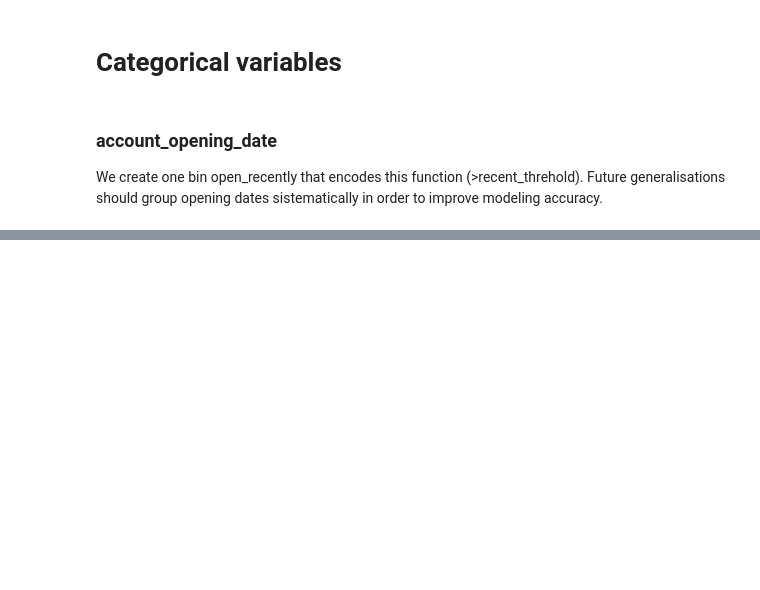
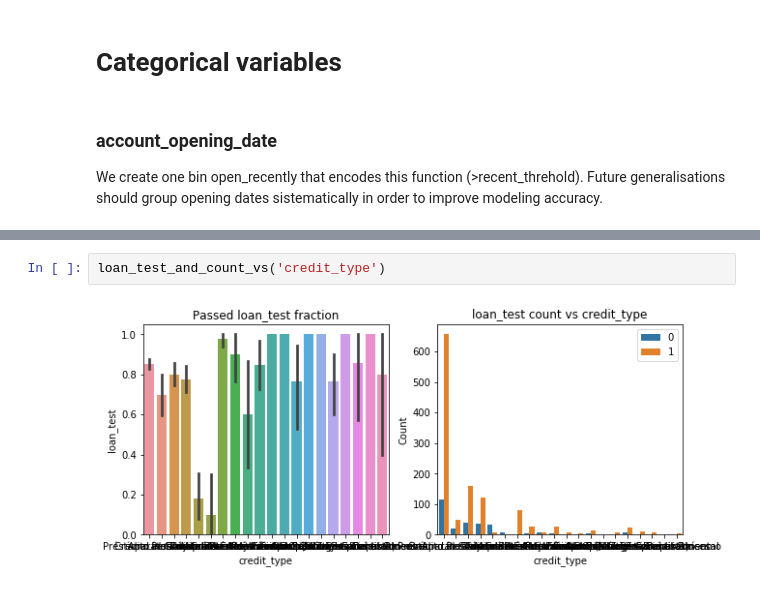
Before and after one commit to reneang17/fintech-demo, a Jupyter notebook: data_preparation.ipynb, the cells around one changed output, grey strips where cells are left out. Saved outputs shown, nothing was run; the diff lists cells and outputs as text; blank space fills up the shorter version.

```diff
--- a/data_preparation.ipynb
+++ b/data_preparation.ipynb
@@ -219,0 +248,4 @@ df.drop(columns = ['account_opening_date'], inplace = True)
+# %%
+loan_test_and_count_vs('credit_type')
+# %% [output]
+[figure, added]
```
Also changed, not shown: parts of 8 cells of this notebook.
